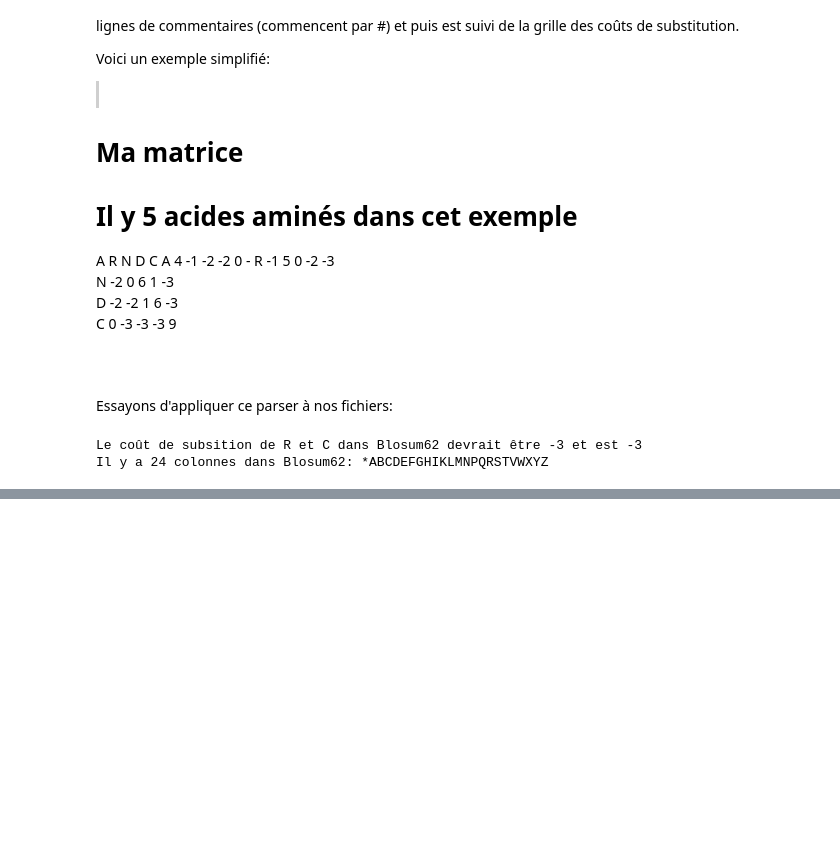
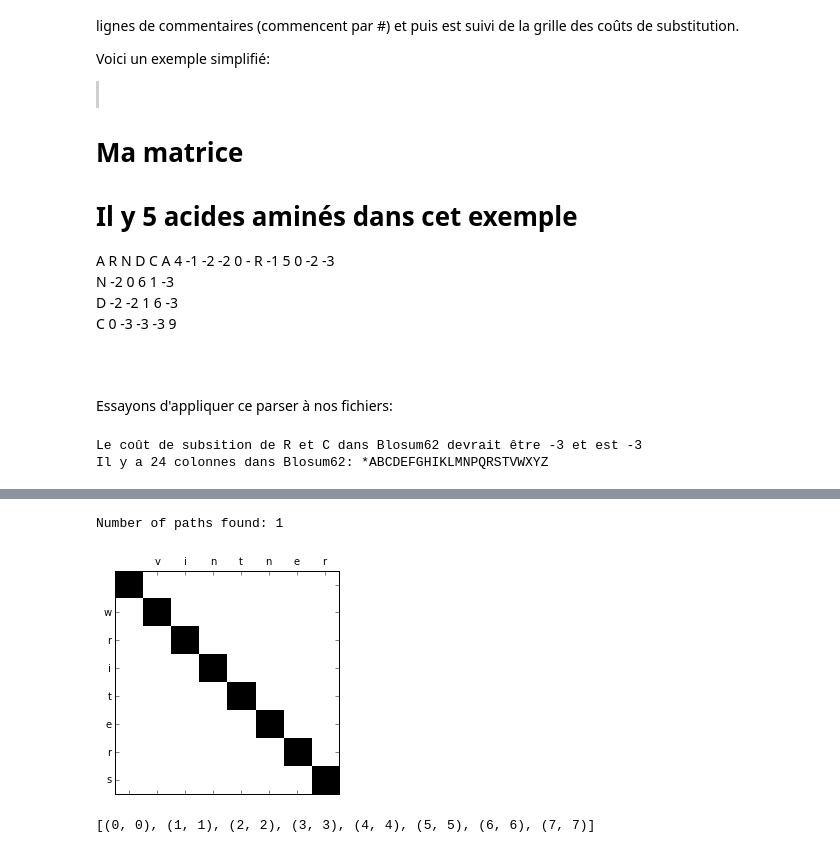
Before and after one commit to bonaert/bioinformatics, a Jupyter notebook: Report.ipynb, the cells around one changed output, grey strips where cells are left out. Cells and saved outputs as stored; diff of their text form; code cells hidden in the pictures; blank space fills up the shorter version.

```diff
--- a/Report.ipynb
+++ b/Report.ipynb
@@ -485,0 +385,9 @@ PLPPGWEERQDILGRTYYVNHESRRTQWKRP
+# %%
+print("Number of paths found: %d\n" % len(paths))
+for path in paths:
+    showPath(path, seq1=a, seq2=b)
+    print(path)
+# %% [output]
+Number of paths found: 1
+[figure, added]
+[(0, 0), (1, 1), (2, 2), (3, 3), (4, 4), (5, 5), (6, 6), (7, 7)]
```
Also changed, not shown: parts of 46 cells of this notebook, 5 other files.
